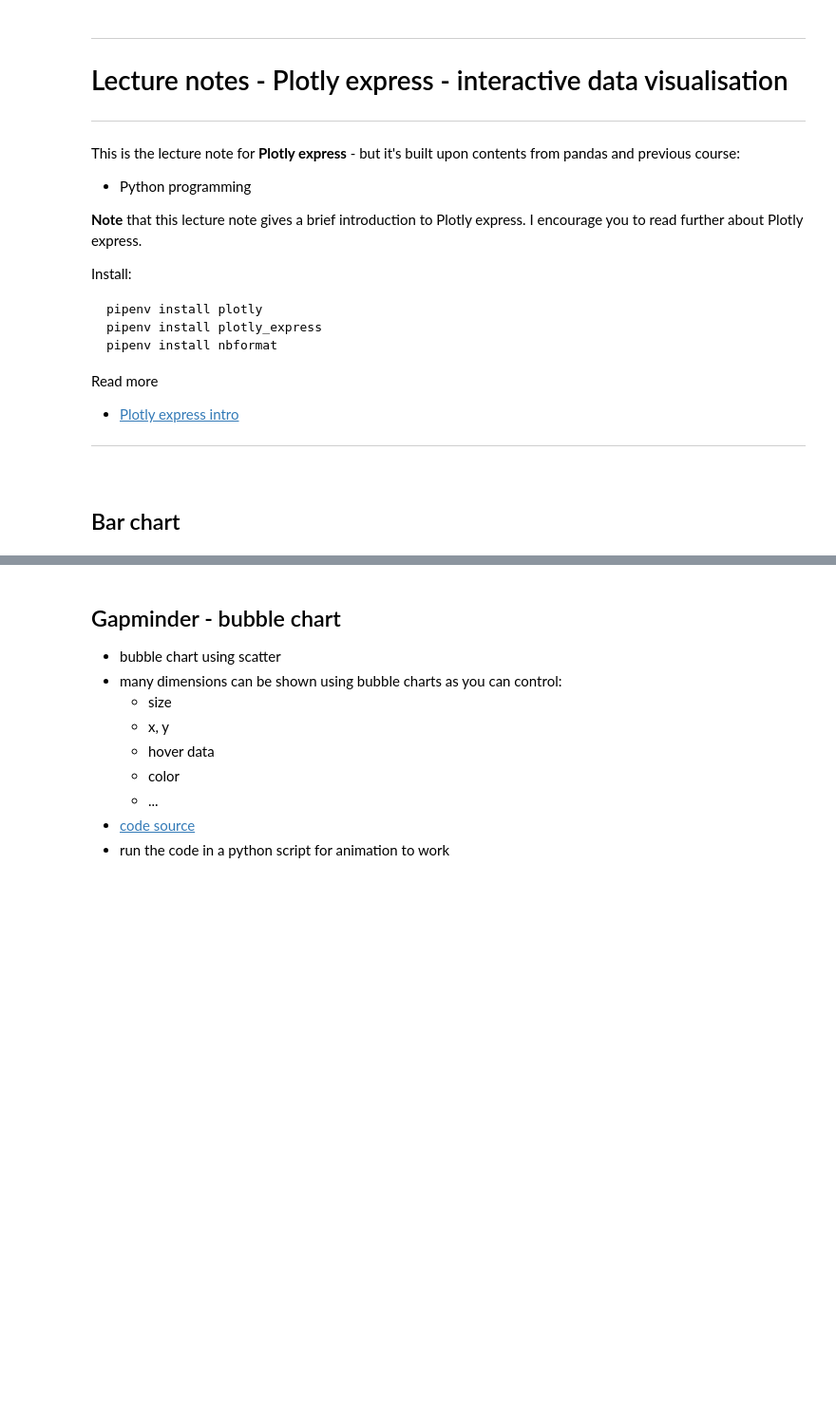
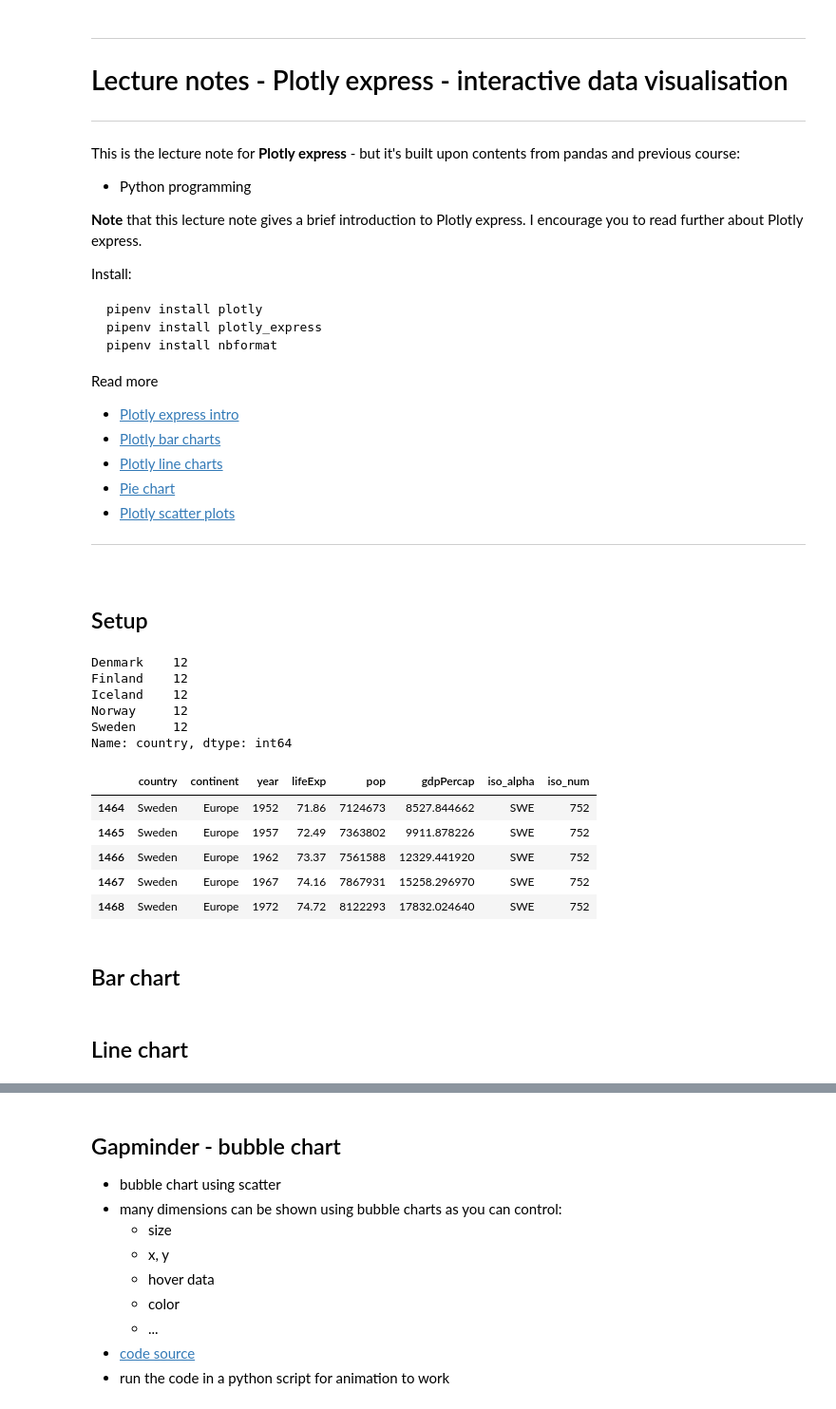
Before and after one commit to kokchun/Databehandling, a Jupyter notebook: Lectures/L2-plotly-express.ipynb, the cells around one changed output, grey strips where cells are left out. Shown at 95% size. Drawn from its saved outputs; the diff is of its cells as text; code cells hidden in the pictures; blank space fills up the shorter version.

Commit message:
Plolty express lecture done

```diff
--- a/Lectures/L2-plotly-express.ipynb
+++ b/Lectures/L2-plotly-express.ipynb
@@ -20,7 +20,39 @@ pipenv install nbformat
 
 Read more
 - [Plotly express intro](https://plotly.com/python/plotly-express/)
+- [Plotly bar charts](https://plotly.com/python/bar-charts/)
+- [Plotly line charts](https://plotly.com/python/line-charts/)
+- [Pie chart](https://plotly.com/python/pie-charts/)
+- [Plotly scatter plots](https://plotly.com/python/line-and-scatter/)
 
 ---
+# %% [markdown]
+## Setup
+# %%
+import plotly_express as px
+gapminder = px.data.gapminder()
+
+# compare nordic countries
+nordic = gapminder[gapminder["country"].isin(["Sweden", "Norway", "Iceland", "Denmark", "Finland"])]
+nordic2007 = nordic[nordic["year"]==2007]
+
+nordic.country.value_counts()
+# %% [output]
+Denmark    12
+Finland    12
+Iceland    12
+Norway     12
+Sweden     12
+Name: country, dtype: int64
+# %%
+sweden = gapminder[gapminder["country"] == "Sweden"]
+sweden.head()
+# %% [output]
+|  | country | continent | year | lifeExp | pop | gdpPercap | iso_alpha | iso_num |
+| 1464 | Sweden | Europe | 1952 | 71.86 | 7124673 | 8527.844662 | SWE | 752 |
+| 1465 | Sweden | Europe | 1957 | 72.49 | 7363802 | 9911.878226 | SWE | 752 |
+| 1466 | Sweden | Europe | 1962 | 73.37 | 7561588 | 12329.441920 | SWE | 752 |
+| 1467 | Sweden | Europe | 1967 | 74.16 | 7867931 | 15258.296970 | SWE | 752 |
+| 1468 | Sweden | Europe | 1972 | 74.72 | 8122293 | 17832.024640 | SWE | 752 |
 # %% [markdown]
 ## Bar chart
@@ -26,0 +70,2 @@ Read more
+# %% [markdown]
+## Line chart
```
Also changed, not shown: parts of 8 cells of this notebook, 1 other file.
